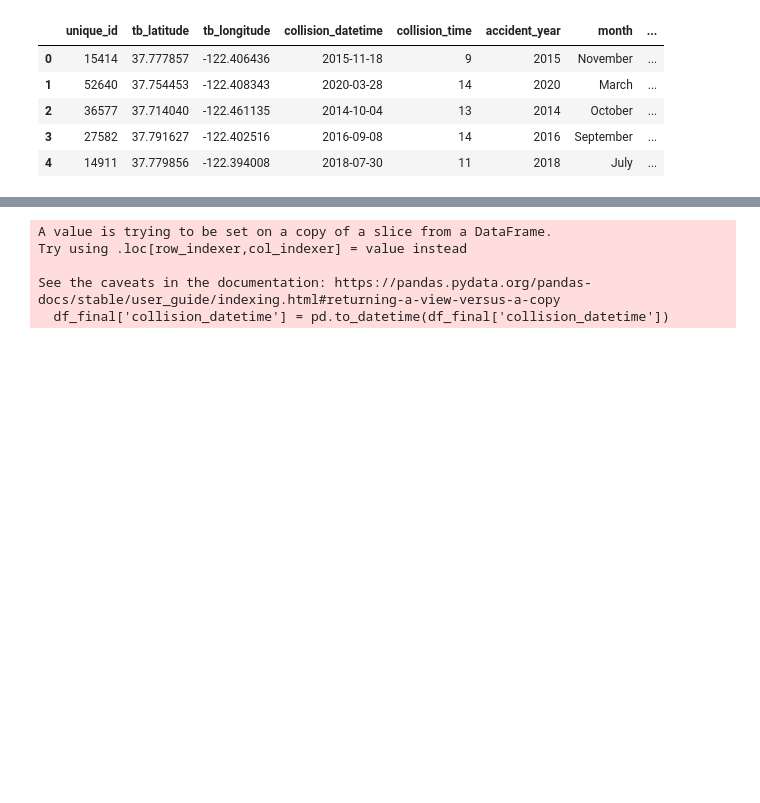
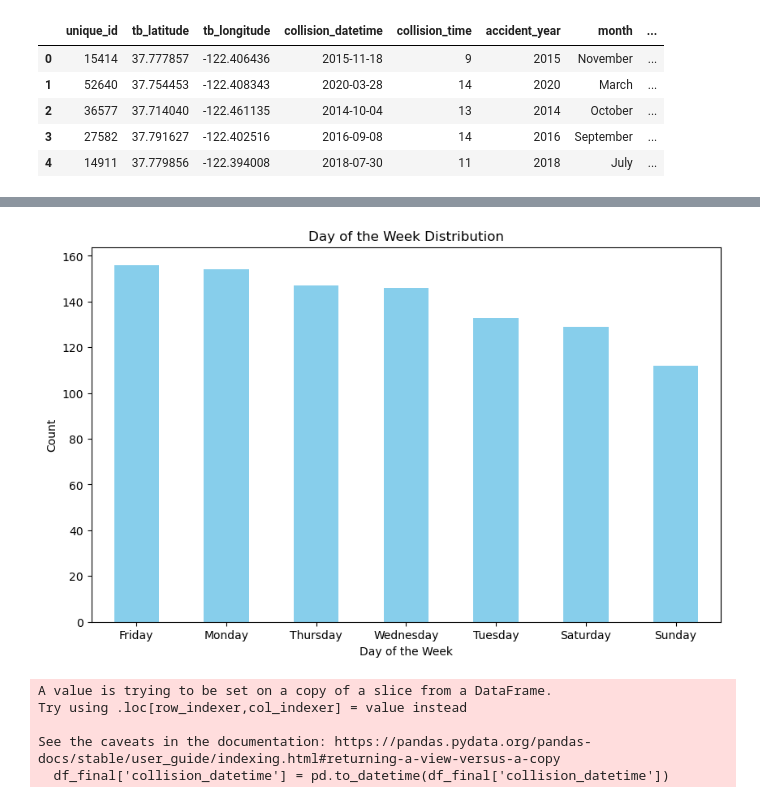
Before and after one commit to aarononward/traffic_collision_analysis, a Jupyter notebook: traffic_collision_ETL.ipynb, the cells around one changed output, grey strips where cells are left out. Drawn from its saved outputs; the diff is of its cells as text; code cells hidden in the pictures; blank space fills up the shorter version.

```diff
--- a/traffic_collision_ETL.ipynb
+++ b/traffic_collision_ETL.ipynb
@@ -217,3 +228,20 @@ df_final.head()
+# %%
+# Checking the days of week with collisions
+day = df["day_of_week"].value_counts()
+day.head()
+
+# Creating Day of the Week Distribution
+day = df["day_of_week"].value_counts()
+plt.figure(figsize=(10, 6))
+day.plot(kind='bar', color='skyblue')
+plt.title('Day of the Week Distribution')
+plt.xlabel('Day of the Week')
+plt.ylabel('Count')
+plt.xticks(rotation=0)
+plt.savefig("dangerousday.png")
+plt.show()
+# %% [output]
+[figure, added]
 # %%
 df_final['collision_datetime'] = pd.to_datetime(df_final['collision_datetime'])
 
```
Also changed, not shown: parts of 2 cells of this notebook.
